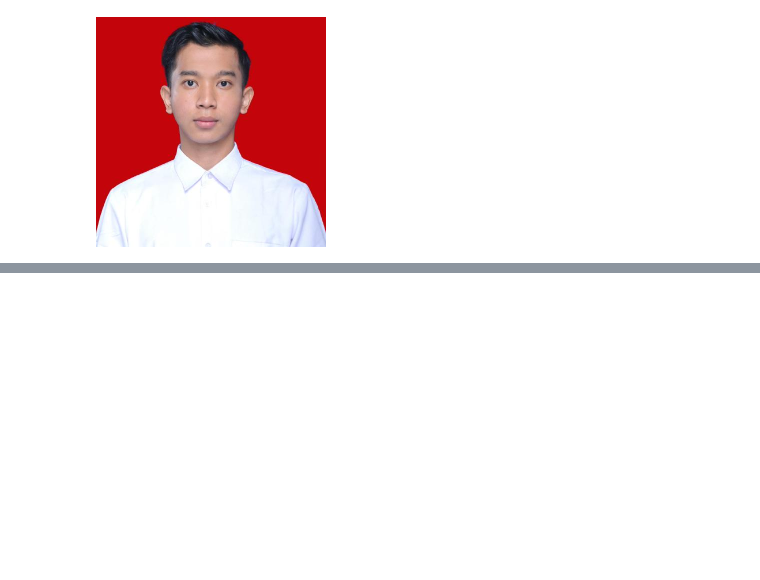
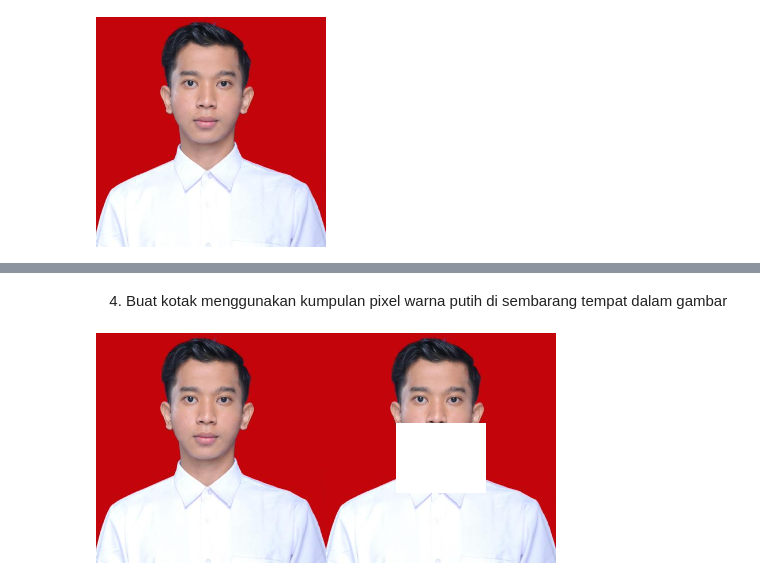
Before and after one commit to FirmanJK/PCVK25_3F_19, a Jupyter notebook: Week1_19.ipynb, the cells around one changed output, grey strips where cells are left out. Cells and saved outputs as stored; diff of their text form; code cells hidden in the pictures; blank space fills up the shorter version.

```diff
--- a/Week1_19.ipynb
+++ b/Week1_19.ipynb
@@ -73,0 +129,15 @@ resolusi image: tinggi x lebar = 230 x 230
+# %% [markdown]
+4. Buat kotak menggunakan kumpulan pixel warna putih di sembarang tempat
+dalam gambar
+# %%
+image_2 = cv.cvtColor(image, cv.COLOR_BGR2RGB)
+image_7 = cv.cvtColor(image, cv.COLOR_BGR2RGB)
+
+for i in range(90, 160): # tinggi
+  for j in range(70, 160): # lebar
+    image_7[i, j] = [255,255,255]
+
+final_frame = cv.hconcat((image_2, image_7))
+cv2_imshow(final_frame)
+# %% [output]
+[figure, added]
```
Also changed, not shown: parts of 13 cells of this notebook.
